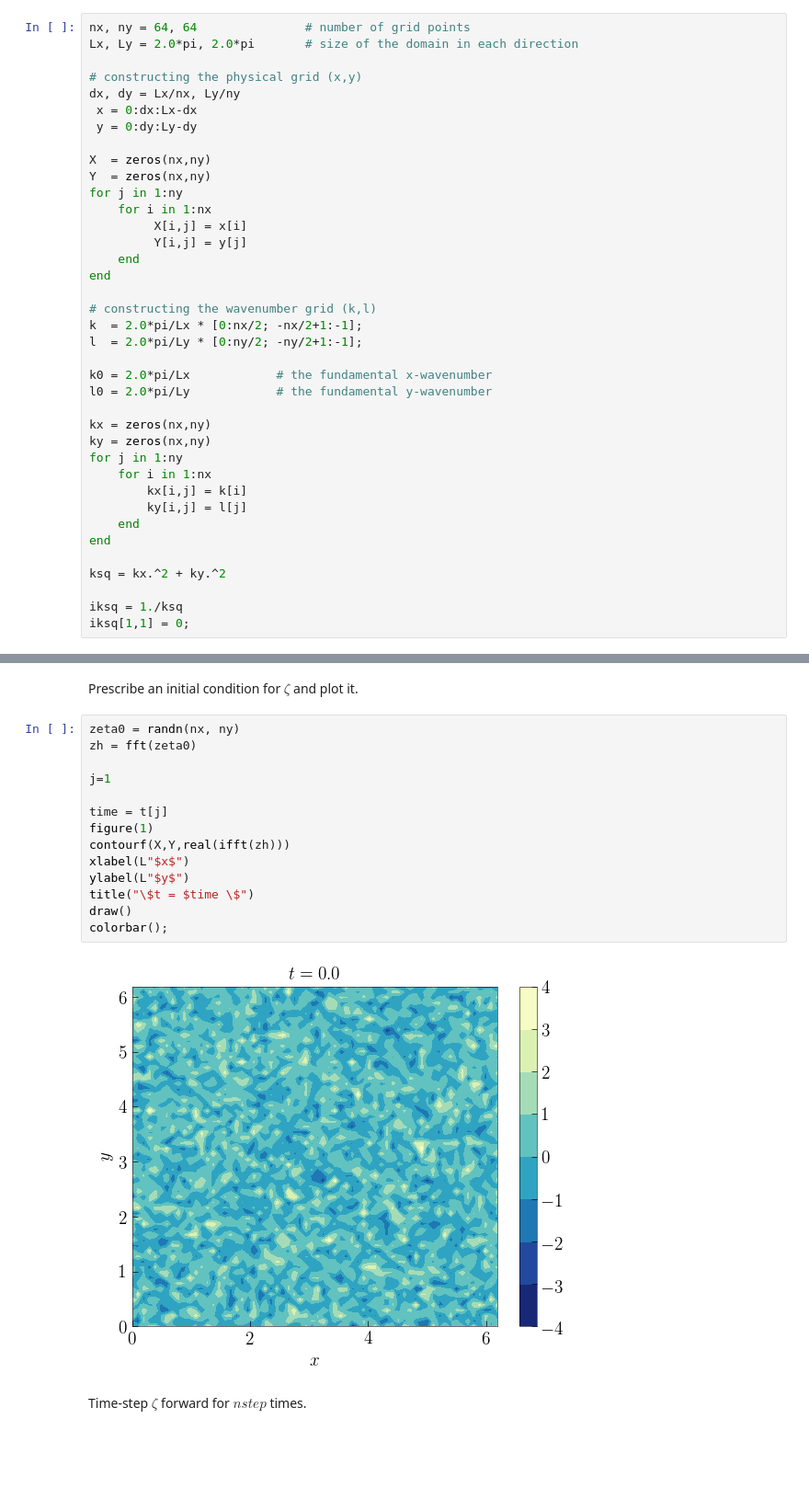
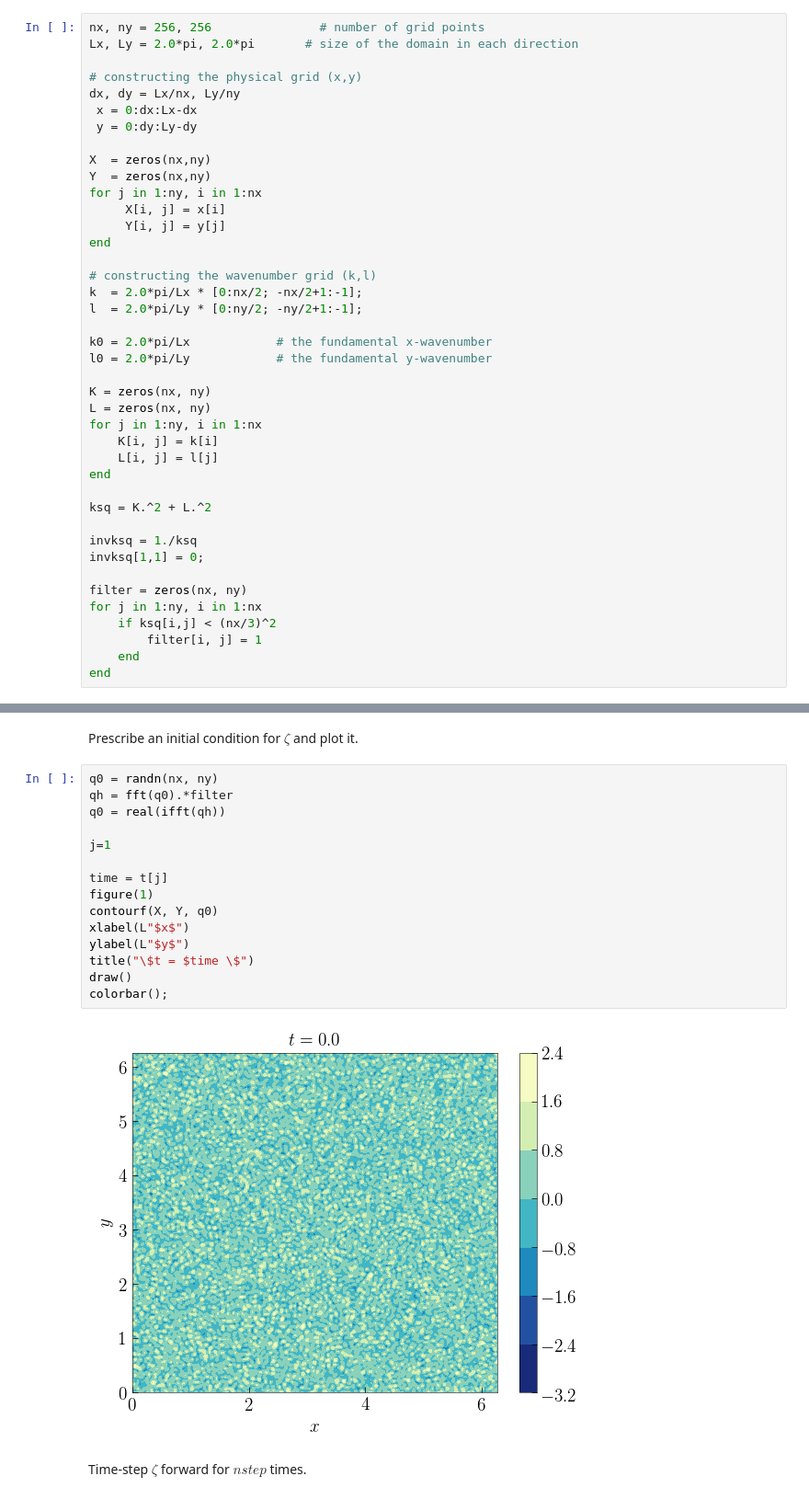
Before and after one commit to navidcy/PseudospectralTutorial, a Jupyter notebook: notebooks/TwoDTurbulence.ipynb, the cells around one changed output, grey strips where cells are left out. Shown at 92% size. Cells and saved outputs as stored; diff of their text form; blank space fills up the shorter version.

```diff
--- a/notebooks/TwoDTurbulence.ipynb
+++ b/notebooks/TwoDTurbulence.ipynb
@@ -11,7 +11,7 @@ using PyPlot
 # %% [markdown]
 We create the physical grid $x$, $y$ (as in the Differentiation notebook). Also, we create the wavenumber grid.
 # %%
-nx, ny = 64, 64               # number of grid points
+nx, ny = 256, 256               # number of grid points
 Lx, Ly = 2.0*pi, 2.0*pi       # size of the domain in each direction
 
 # constructing the physical grid (x,y)
@@ -21,11 +21,9 @@ dx, dy = Lx/nx, Ly/ny
 
 X  = zeros(nx,ny)
 Y  = zeros(nx,ny)
-for j in 1:ny
-    for i in 1:nx
-         X[i,j] = x[i]
-         Y[i,j] = y[j]
-    end
+for j in 1:ny, i in 1:nx
+     X[i, j] = x[i]
+     Y[i, j] = y[j]
 end
 
 # constructing the wavenumber grid (k,l)
@@ -35,19 +33,24 @@ l  = 2.0*pi/Ly * [0:ny/2; -ny/2+1:-1];
 k0 = 2.0*pi/Lx            # the fundamental x-wavenumber
 l0 = 2.0*pi/Ly            # the fundamental y-wavenumber
 
-kx = zeros(nx,ny)
-ky = zeros(nx,ny)
-for j in 1:ny
-    for i in 1:nx
-        kx[i,j] = k[i]
-        ky[i,j] = l[j]
+K = zeros(nx, ny)
+L = zeros(nx, ny)
+for j in 1:ny, i in 1:nx
+    K[i, j] = k[i]
+    L[i, j] = l[j]
+end
+
+ksq = K.^2 + L.^2
+
+invksq = 1./ksq
+invksq[1,1] = 0;
+
+filter = zeros(nx, ny)
+for j in 1:ny, i in 1:nx
+    if ksq[i,j] < (nx/3)^2
+        filter[i, j] = 1
     end
 end
-
-ksq = kx.^2 + ky.^2
-
-iksq = 1./ksq
-iksq[1,1] = 0;
 # %% [markdown]
 Let's define some parameters.
 # %%
@@ -60,20 +64,21 @@ t = 0:dt:tfin;
 # %% [markdown]
 Prescribe an initial condition for $\zeta$ and plot it.
 # %%
-zeta0 = randn(nx, ny)
-zh = fft(zeta0)
+q0 = randn(nx, ny)
+qh = fft(q0).*filter
+q0 = real(ifft(qh))
 
 j=1
 
 time = t[j]
 figure(1)
-contourf(X,Y,real(ifft(zh)))
+contourf(X, Y, q0)
 xlabel(L"$x$")
 ylabel(L"$y$")
 title("\$t = $time \$")
 draw()
 colorbar();
 # %% [output]
-[figure, old version]
+[figure, new version]
 # %% [markdown]
 Time-step $\zeta$ forward for $nstep$ times.
```
Also changed, not shown: parts of 5 cells of this notebook, 2 other files.
